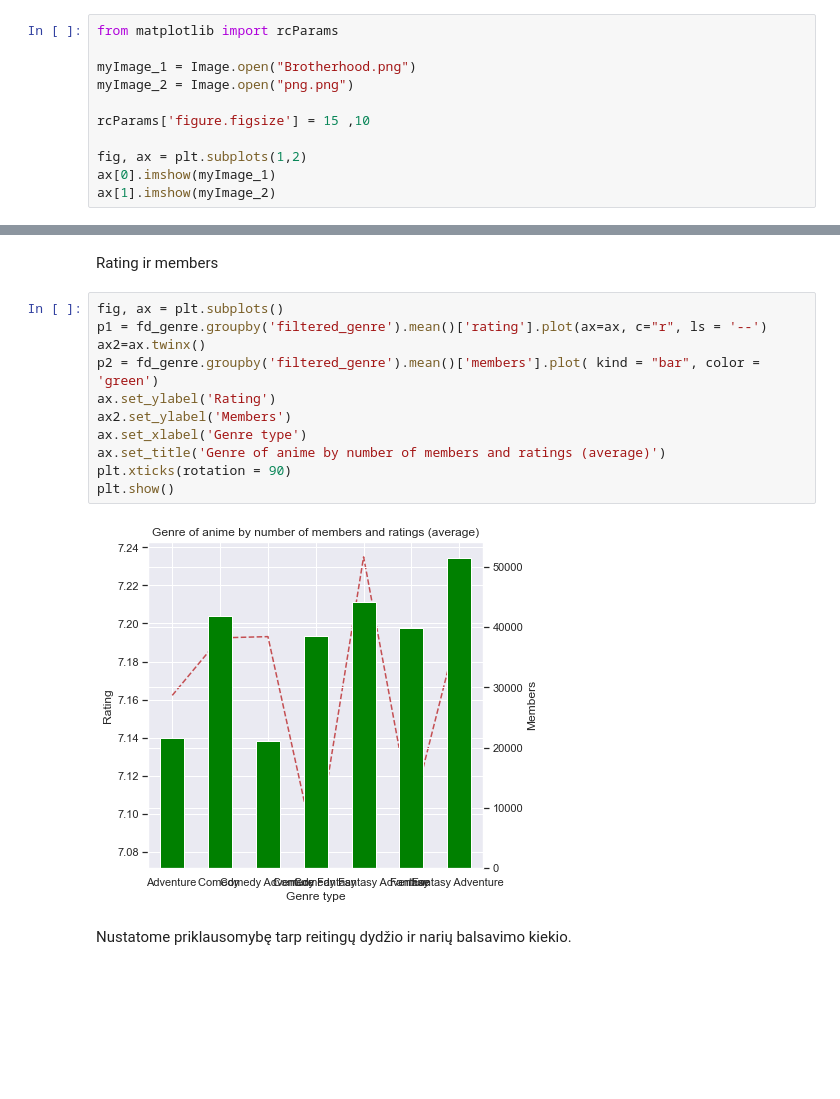
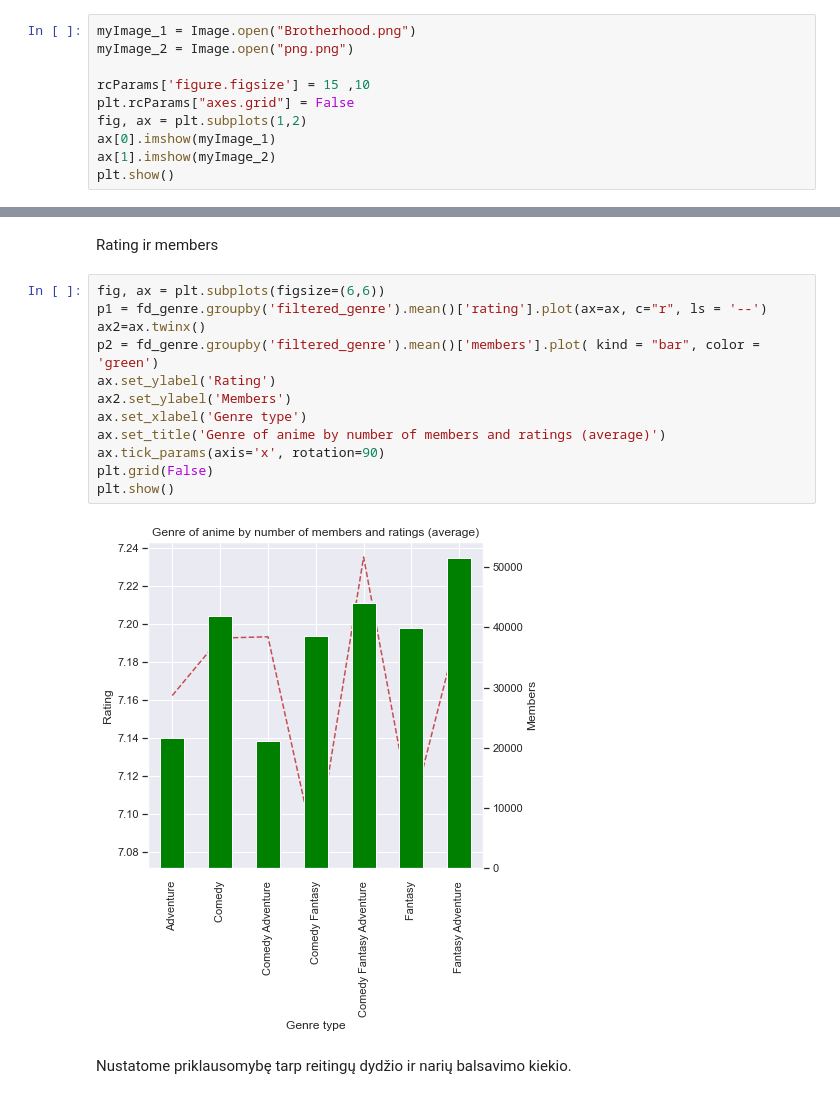
Before and after one commit to ErnestaTum/-Python_mokymai, a Jupyter notebook: baigiamasis_darbas.ipynb, the cells around one changed output, grey strips where cells are left out. Drawn from its saved outputs; the diff is of its cells as text; blank space fills up the shorter version.

```diff
--- a/baigiamasis_darbas.ipynb
+++ b/baigiamasis_darbas.ipynb
@@ -211,14 +211,13 @@ top_10_combined[top_10_combined['result'] == True]
 | 5114 | Fullmetal Alchemist: Brotherhood | Action, Adventure, Drama, Fantasy... | TV | 64 | 9.26 | 793665 | True |
 | 9253 | Steins;Gate | Sci-Fi, Thriller | TV | 24 | 9.17 | 673572 | True |
 # %%
-from matplotlib import rcParams
-
 myImage_1 = Image.open("Brotherhood.png")
 myImage_2 = Image.open("png.png")
 
 rcParams['figure.figsize'] = 15 ,10
-
+plt.rcParams["axes.grid"] = False
 fig, ax = plt.subplots(1,2)
 ax[0].imshow(myImage_1)
 ax[1].imshow(myImage_2)
+plt.show()
 # %% [output]
@@ -338,18 +322,19 @@ plt.show()
 # %% [markdown]
 Rating ir members
 # %%
-fig, ax = plt.subplots()
+fig, ax = plt.subplots(figsize=(6,6))
 p1 = fd_genre.groupby('filtered_genre').mean()['rating'].plot(ax=ax, c="r", ls = '--')
 ax2=ax.twinx()
 p2 = fd_genre.groupby('filtered_genre').mean()['members'].plot( kind = "bar", color = 'green')
 ax.set_ylabel('Rating')
 ax2.set_ylabel('Members')
 ax.set_xlabel('Genre type')
 ax.set_title('Genre of anime by number of members and ratings (average)')
-plt.xticks(rotation = 90)
+ax.tick_params(axis='x', rotation=90)
+plt.grid(False)
 plt.show()
 # %% [output]
-[figure, old version]
+[figure, new version]
 # %% [markdown]
 Nustatome priklausomybę tarp reitingų dydžio ir narių balsavimo kiekio.
 # %%
```
Also changed, not shown: parts of 13 cells of this notebook.
